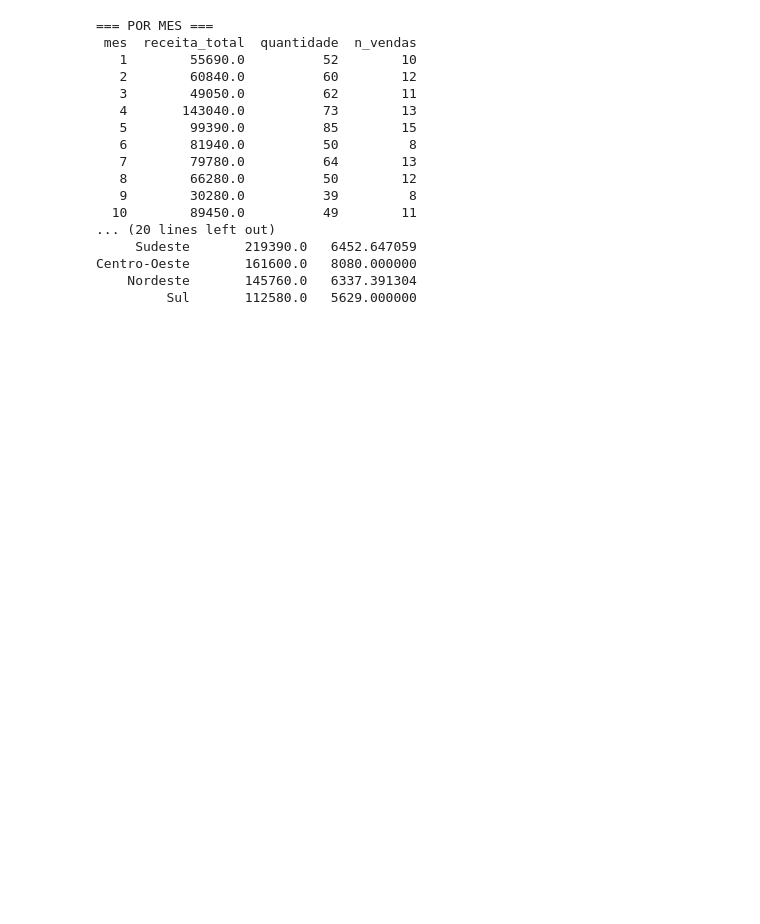
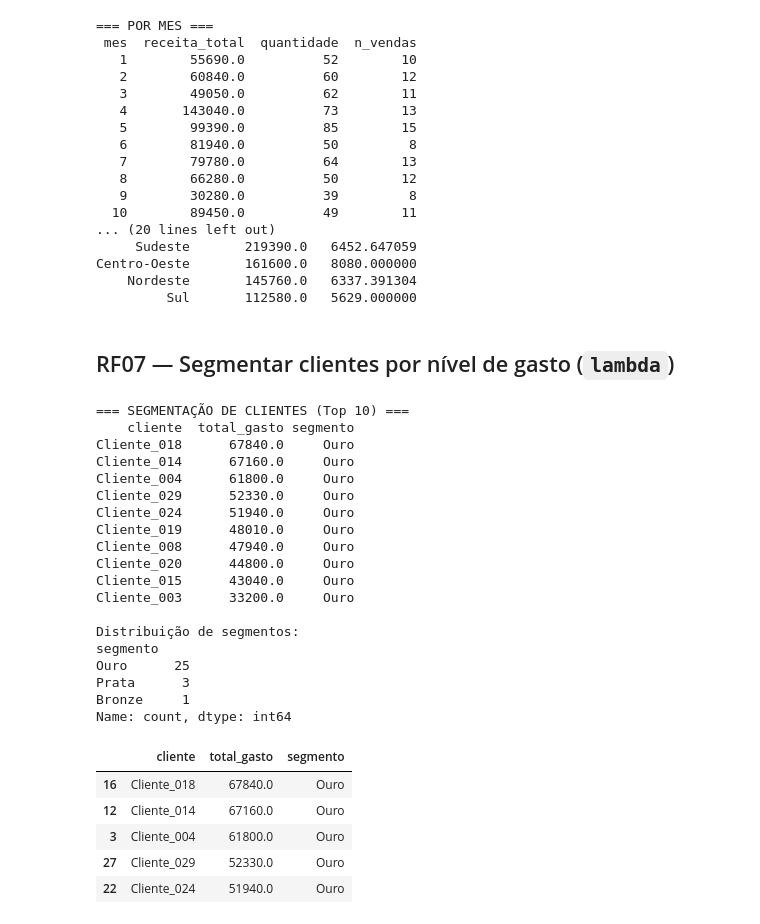
Before and after one commit to admtm123/Mini_Projeto, a Jupyter notebook: notebooks/dataview.ipynb, the cells around one changed output. Saved outputs shown, nothing was run; the diff lists cells and outputs as text; code cells hidden in the pictures; blank space fills up the shorter version.

Commit message:
RF07 — Segmentar clientes por nível de gasto (lambda)

```diff
--- a/notebooks/dataview.ipynb
+++ b/notebooks/dataview.ipynb
@@ -448,3 +448,73 @@ metricas = calcular_metricas(df)
 Centro-Oeste       161600.0   8080.000000
     Nordeste       145760.0   6337.391304
          Sul       112580.0   5629.000000
+# %% [markdown]
+## RF07 — Segmentar clientes por nível de gasto (`lambda`)
+# %%
+def segmentar_clientes(df):
+   """
+   Agrupa os dados por cliente, calcula o total gasto por cada um
+   e classifica em Bronze / Prata / Ouro conforme os limites abaixo:
+     < R$ 5.000          → Bronze
+     R$ 5.000–R$ 15.000  → Prata
+     > R$ 15.000         → Ouro
+
+
+   Demonstra o uso de função lambda com condicional encadeado —
+   equivalente a um if/elif/else em uma única expressão.
+   """
+   # Soma a receita total de cada cliente em todas as suas compras
+   clientes_df = (
+       df.groupby("cliente")["receita_total"]
+         .sum()
+         .reset_index()
+   )
+   clientes_df.columns = ["cliente", "total_gasto"]
+
+
+   # -------------------------------------------------------------------
+   # Lambda com ternário aninhado — como ler:
+   #   "Se g > 15000  → 'Ouro'
+   #    Senão, se g >= 5000  → 'Prata'
+   #    Senão  → 'Bronze'"
+   #
+   # Nota: g > 15000 significa que exatamente R$ 15.000 cai em Prata,
+   # consistente com o critério "acima de R$ 15.000" para Ouro.
+   # -------------------------------------------------------------------
+   clientes_df["segmento"] = clientes_df["total_gasto"].apply(
+       lambda g: "Ouro" if g > 15000 else ("Prata" if g >= 5000 else "Bronze")
+   )
+   clientes_df = clientes_df.sort_values("total_gasto", ascending=False)
+   print("=== SEGMENTAÇÃO DE CLIENTES (Top 10) ===")
+   print(clientes_df.head(10).to_string(index=False))
+   print(f"\nDistribuição de segmentos:\n{clientes_df['segmento'].value_counts()}")
+   return clientes_df
+
+clientes = segmentar_clientes(df)
+clientes.head()
+# %% [output]
+=== SEGMENTAÇÃO DE CLIENTES (Top 10) ===
+    cliente  total_gasto segmento
+Cliente_018      67840.0     Ouro
+Cliente_014      67160.0     Ouro
+Cliente_004      61800.0     Ouro
+Cliente_029      52330.0     Ouro
+Cliente_024      51940.0     Ouro
+Cliente_019      48010.0     Ouro
+Cliente_008      47940.0     Ouro
+Cliente_020      44800.0     Ouro
+Cliente_015      43040.0     Ouro
+Cliente_003      33200.0     Ouro
+
+Distribuição de segmentos:
+segmento
+Ouro      25
+Prata      3
+Bronze     1
+Name: count, dtype: int64
+|  | cliente | total_gasto | segmento |
+| 16 | Cliente_018 | 67840.0 | Ouro |
+| 12 | Cliente_014 | 67160.0 | Ouro |
+| 3 | Cliente_004 | 61800.0 | Ouro |
+| 27 | Cliente_029 | 52330.0 | Ouro |
+| 22 | Cliente_024 | 51940.0 | Ouro |
```
